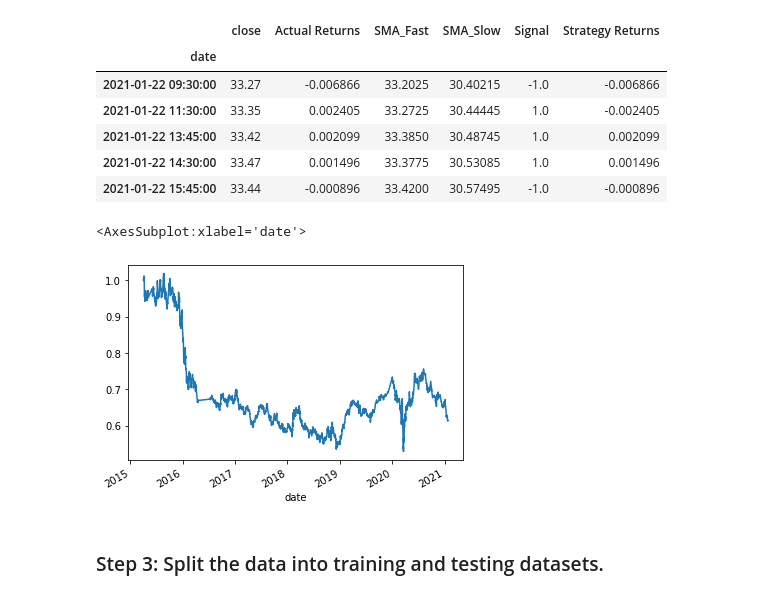
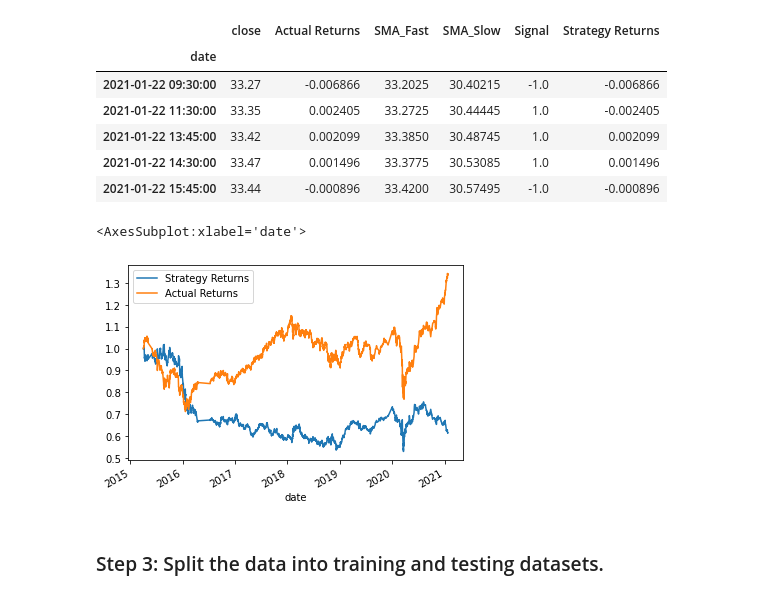
Before and after one commit to habibi242/machine_learning_bot, a Jupyter notebook: machine_learning_trading_bot.ipynb, the cells around one changed output. Saved outputs shown, nothing was run; the diff lists cells and outputs as text; code cells hidden in the pictures.

```diff
--- a/machine_learning_trading_bot.ipynb
+++ b/machine_learning_trading_bot.ipynb
@@ -231,10 +231,10 @@ display(signals_df.tail())
 | 2021-01-22 15:45:00 | 33.44 | -0.000896 | 33.4200 | 30.57495 | -1.0 | -0.000896 |
 # %%
 # Plot Strategy Returns to examine performance
-(1 + signals_df['Strategy Returns']).cumprod().plot()
+(1 + signals_df[['Strategy Returns','Actual Returns']]).cumprod().plot()
 # %% [output]
 <AxesSubplot:xlabel='date'>
-[figure, old version]
+[figure, new version]
 # %% [markdown]
 ### Step 3: Split the data into training and testing datasets.
 # %%
```
Also changed, not shown: parts of 8 cells of this notebook, 1 other file.
